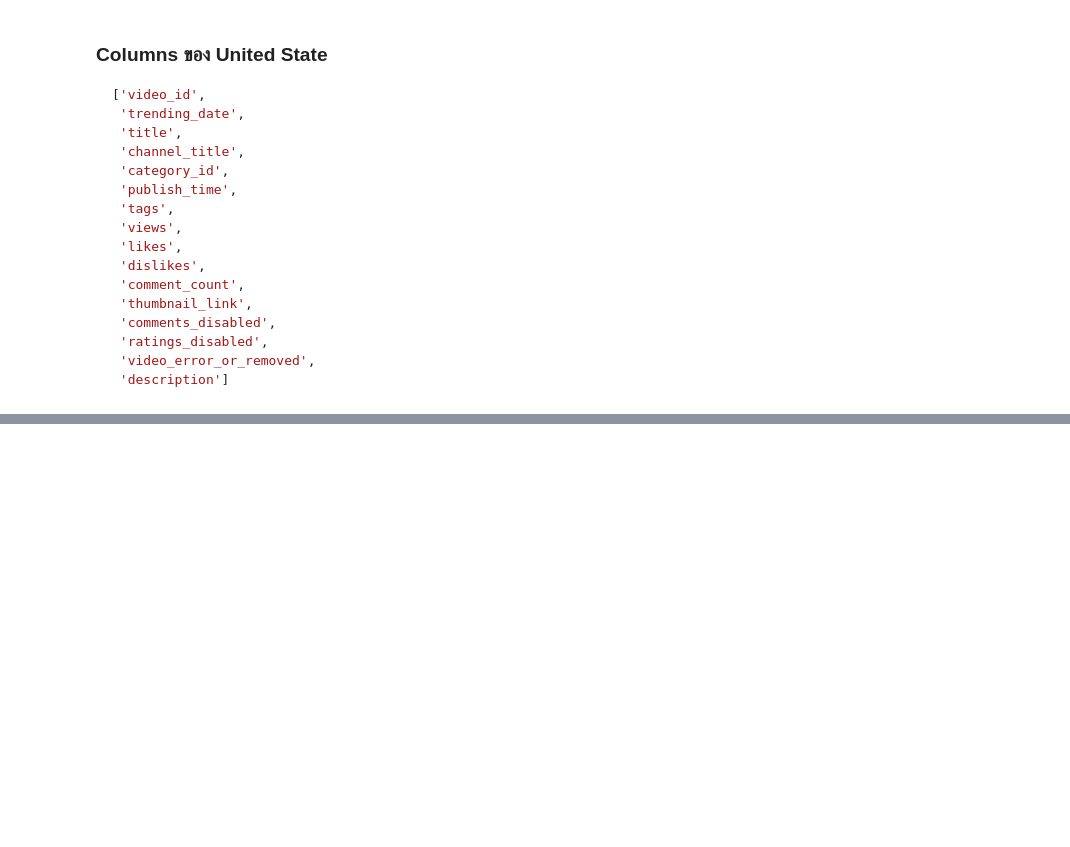
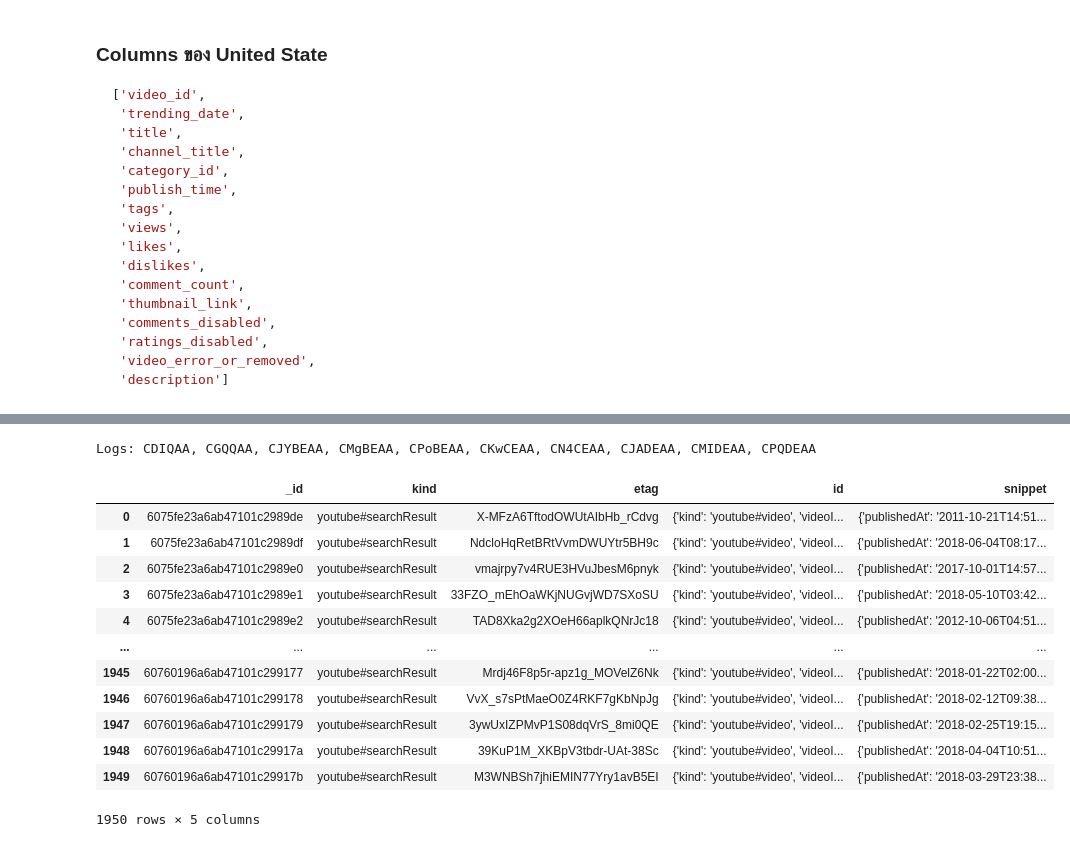
Before and after one commit to chonsawat/Data-Engineer, a Jupyter notebook: Youtube API.ipynb, the cells around one changed output, grey strips where cells are left out. Saved outputs shown, nothing was run; the diff lists cells and outputs as text; code cells hidden in the pictures; blank space fills up the shorter version.

```diff
--- a/Youtube API.ipynb
+++ b/Youtube API.ipynb
@@ -66,8 +64,4 @@ Channel:The K-POP ===> The K-POP
 # %%
 from pymongo import MongoClient
-
 client = MongoClient("localhost", 27017)
-db = client.DataEngineer
-
-for item in req.execute()["items"]:
-    db.search.insert_one(item)
+db = client["DataEngineer"]
@@ -167,0 +195,22 @@ ValueError: URL-encoded content contains a repeated value:part -> snippet, conte
+# %%
+print(f"Logs: {', '.join(logs_pages)}")
+# %% [output]
+Logs: CDIQAA, CGQQAA, CJYBEAA, CMgBEAA, CPoBEAA, CKwCEAA, CN4CEAA, CJADEAA, CMIDEAA, CPQDEAA
+# %%
+import pandas as pd
+df = pd.DataFrame(list(db.search.find()))
+df
+# %% [output]
+|  | _id | kind | etag | id | snippet |
+| 0 | 6075fe23a6ab47101c2989de | youtube#searchResult | X-MFzA6TftodOWUtAIbHb_rCdvg | {'kind': 'youtube#video', 'videoI... | {'publishedAt': '2011-10-21T14:51... |
+| 1 | 6075fe23a6ab47101c2989df | youtube#searchResult | NdcloHqRetBRtVvmDWUYtr5BH9c | {'kind': 'youtube#video', 'videoI... | {'publishedAt': '2018-06-04T08:17... |
+| 2 | 6075fe23a6ab47101c2989e0 | youtube#searchResult | vmajrpy7v4RUE3HVuJbesM6pnyk | {'kind': 'youtube#video', 'videoI... | {'publishedAt': '2017-10-01T14:57... |
+| 3 | 6075fe23a6ab47101c2989e1 | youtube#searchResult | 33FZO_mEhOaWKjNUGvjWD7SXoSU | {'kind': 'youtube#video', 'videoI... | {'publishedAt': '2018-05-10T03:42... |
+| 4 | 6075fe23a6ab47101c2989e2 | youtube#searchResult | TAD8Xka2g2XOeH66aplkQNrJc18 | {'kind': 'youtube#video', 'videoI... | {'publishedAt': '2012-10-06T04:51... |
+| ... | ... | ... | ... | ... | ... |
+| 1945 | 60760196a6ab47101c299177 | youtube#searchResult | Mrdj46F8p5r-apz1g_MOVelZ6Nk | {'kind': 'youtube#video', 'videoI... | {'publishedAt': '2018-01-22T02:00... |
+| 1946 | 60760196a6ab47101c299178 | youtube#searchResult | VvX_s7sPtMaeO0Z4RKF7gKbNpJg | {'kind': 'youtube#video', 'videoI... | {'publishedAt': '2018-02-12T09:38... |
+| 1947 | 60760196a6ab47101c299179 | youtube#searchResult | 3ywUxIZPMvP1S08dqVrS_8mi0QE | {'kind': 'youtube#video', 'videoI... | {'publishedAt': '2018-02-25T19:15... |
+| 1948 | 60760196a6ab47101c29917a | youtube#searchResult | 39KuP1M_XKBpV3tbdr-UAt-38Sc | {'kind': 'youtube#video', 'videoI... | {'publishedAt': '2018-04-04T10:51... |
+| 1949 | 60760196a6ab47101c29917b | youtube#searchResult | M3WNBSh7jhiEMIN77Yry1avB5EI | {'kind': 'youtube#video', 'videoI... | {'publishedAt': '2018-03-29T23:38... |
+1950 rows × 5 columns
```
Also changed, not shown: parts of 17 cells of this notebook, 3 other files.
